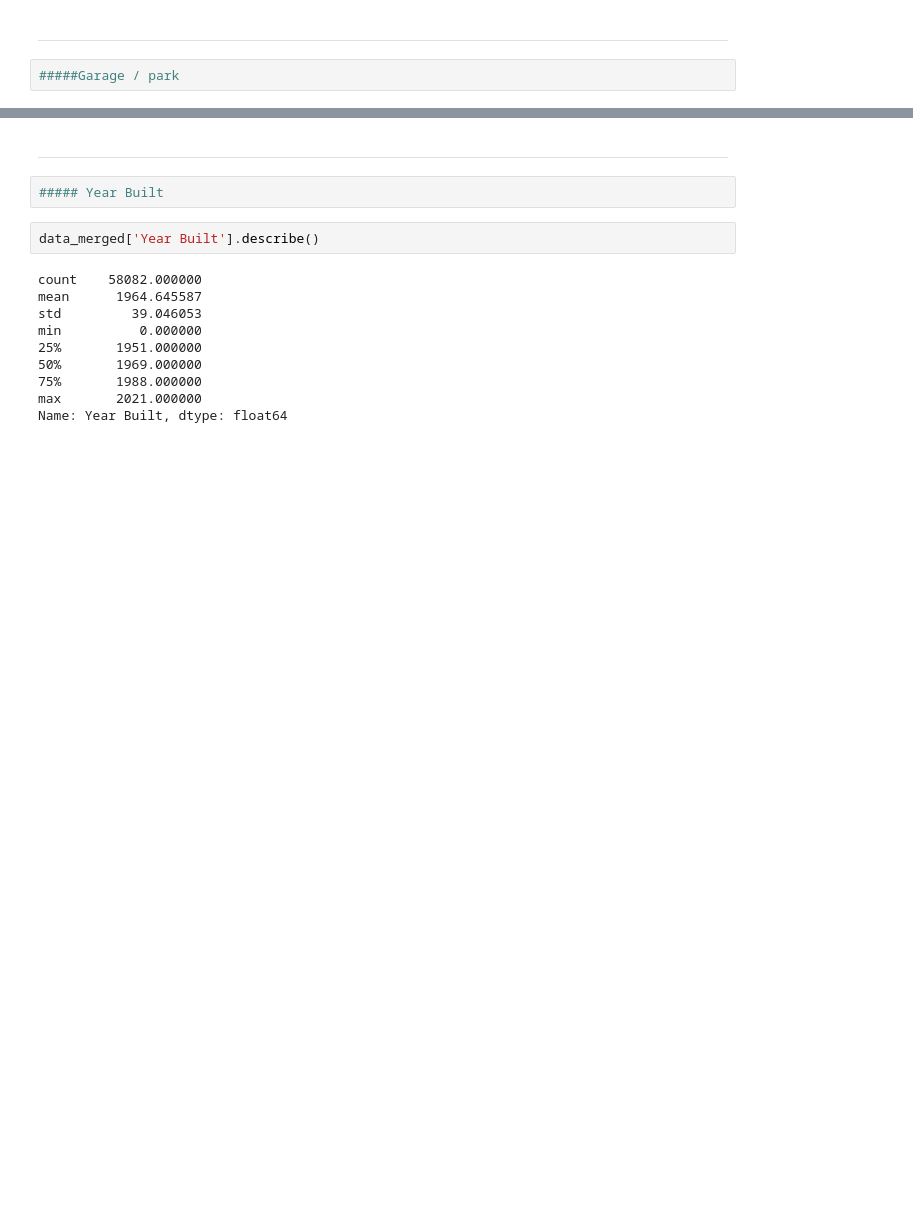
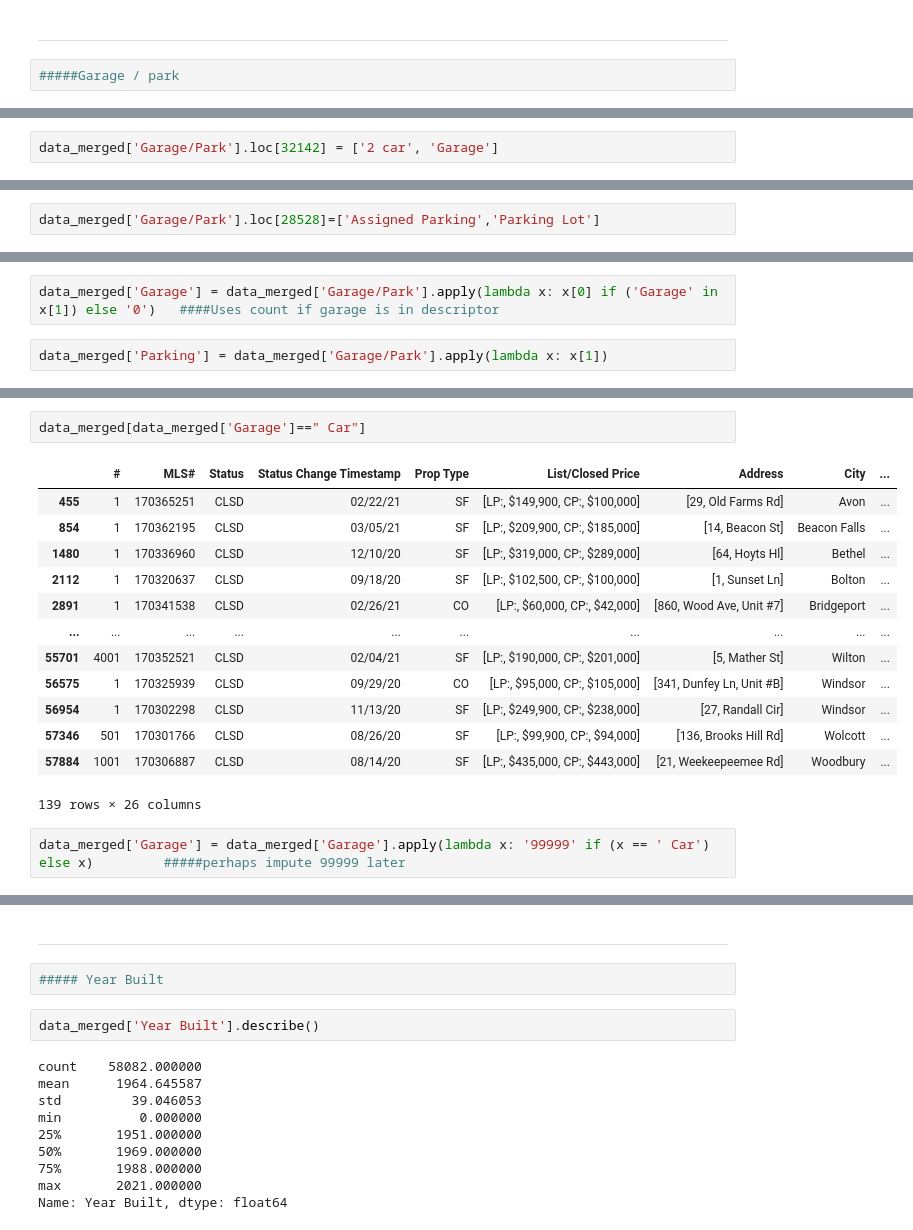
Before and after one commit to stevepereira91/Springboard-Coursework, a Jupyter notebook: Data Wrangling notebook.ipynb, the cells around one changed output, grey strips where cells are left out. Saved outputs shown, nothing was run; the diff lists cells and outputs as text; blank space fills up the shorter version.

```diff
--- a/Data Wrangling notebook.ipynb
+++ b/Data Wrangling notebook.ipynb
@@ -789,0 +1054,2 @@ len(data_merged['Bathrooms'][0])
+# %%
+data_merged['Garage/Park'].loc[32142] = ['2 car', 'Garage']
@@ -789,0 +1061,2 @@ len(data_merged['Bathrooms'][0])
+# %%
+data_merged['Garage/Park'].loc[28528]=['Assigned Parking','Parking Lot']
@@ -789,0 +1073,4 @@ len(data_merged['Bathrooms'][0])
+# %%
+data_merged['Garage'] = data_merged['Garage/Park'].apply(lambda x: x[0] if ('Garage' in x[1]) else '0')   ####Uses count if garage is in descriptor
+# %%
+data_merged['Parking'] = data_merged['Garage/Park'].apply(lambda x: x[1])
@@ -789,0 +1101,18 @@ len(data_merged['Bathrooms'][0])
+# %%
+data_merged[data_merged['Garage']==" Car"]
+# %% [output]
+|  | # | MLS# | Status | Status Change Timestamp | Prop Type | List/Closed Price | Address | City | ... |
+| 455 | 1 | 170365251 | CLSD | 02/22/21 | SF | [LP:, $149,900, CP:, $100,000] | [29, Old Farms Rd] | Avon | ... |
+| 854 | 1 | 170362195 | CLSD | 03/05/21 | SF | [LP:, $209,900, CP:, $185,000] | [14, Beacon St] | Beacon Falls | ... |
+| 1480 | 1 | 170336960 | CLSD | 12/10/20 | SF | [LP:, $319,000, CP:, $289,000] | [64, Hoyts Hl] | Bethel | ... |
+| 2112 | 1 | 170320637 | CLSD | 09/18/20 | SF | [LP:, $102,500, CP:, $100,000] | [1, Sunset Ln] | Bolton | ... |
+| 2891 | 1 | 170341538 | CLSD | 02/26/21 | CO | [LP:, $60,000, CP:, $42,000] | [860, Wood Ave, Unit #7] | Bridgeport | ... |
+| ... | ... | ... | ... | ... | ... | ... | ... | ... | ... |
+| 55701 | 4001 | 170352521 | CLSD | 02/04/21 | SF | [LP:, $190,000, CP:, $201,000] | [5, Mather St] | Wilton | ... |
+| 56575 | 1 | 170325939 | CLSD | 09/29/20 | CO | [LP:, $95,000, CP:, $105,000] | [341, Dunfey Ln, Unit #B] | Windsor | ... |
+| 56954 | 1 | 170302298 | CLSD | 11/13/20 | SF | [LP:, $249,900, CP:, $238,000] | [27, Randall Cir] | Windsor | ... |
+| 57346 | 501 | 170301766 | CLSD | 08/26/20 | SF | [LP:, $99,900, CP:, $94,000] | [136, Brooks Hill Rd] | Wolcott | ... |
+| 57884 | 1001 | 170306887 | CLSD | 08/14/20 | SF | [LP:, $435,000, CP:, $443,000] | [21, Weekeepeemee Rd] | Woodbury | ... |
+139 rows × 26 columns
+# %%
+data_merged['Garage'] = data_merged['Garage'].apply(lambda x: '99999' if (x == ' Car') else x)         #####perhaps impute 99999 later
```
Also changed, not shown: parts of 100 cells of this notebook.
